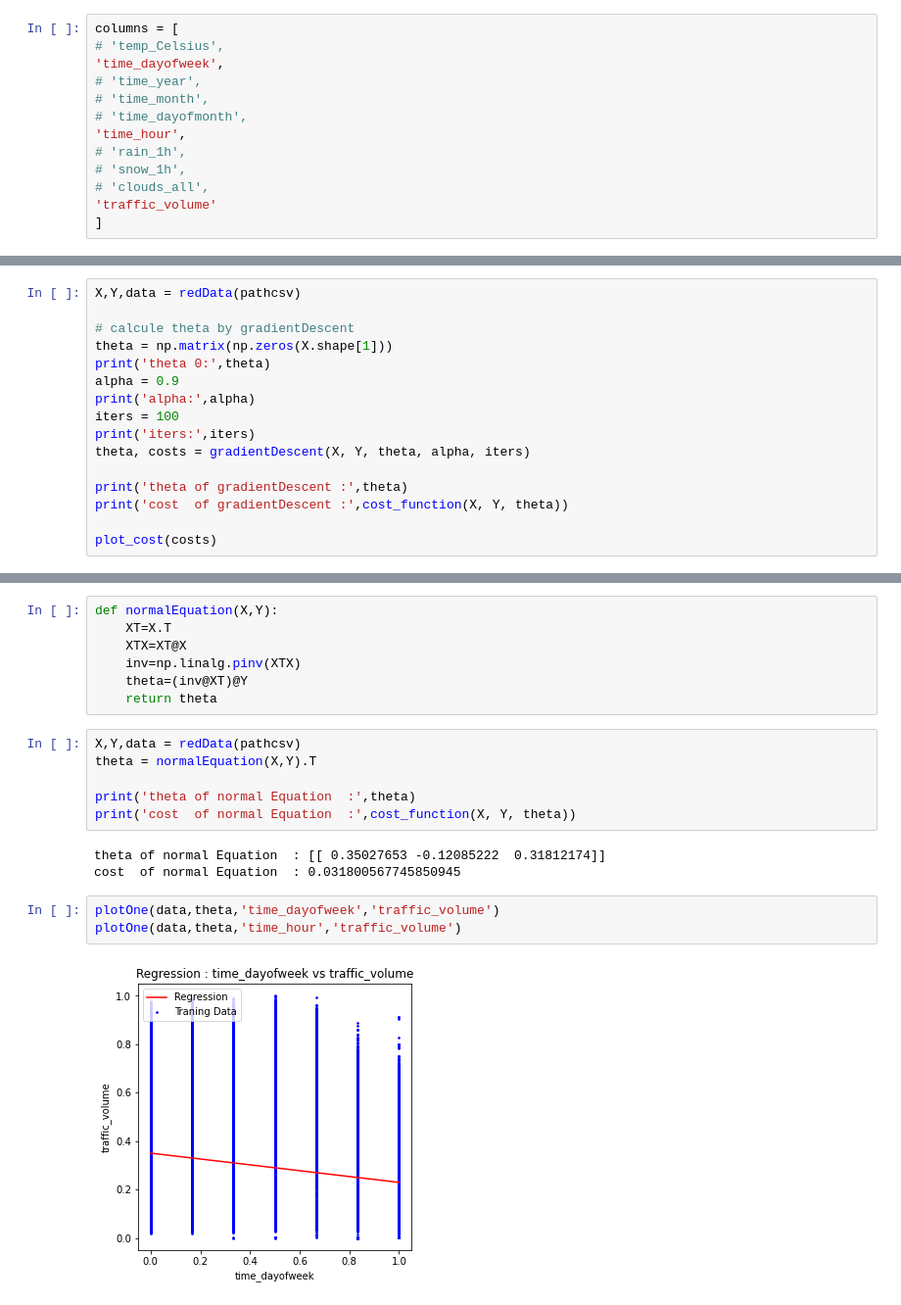
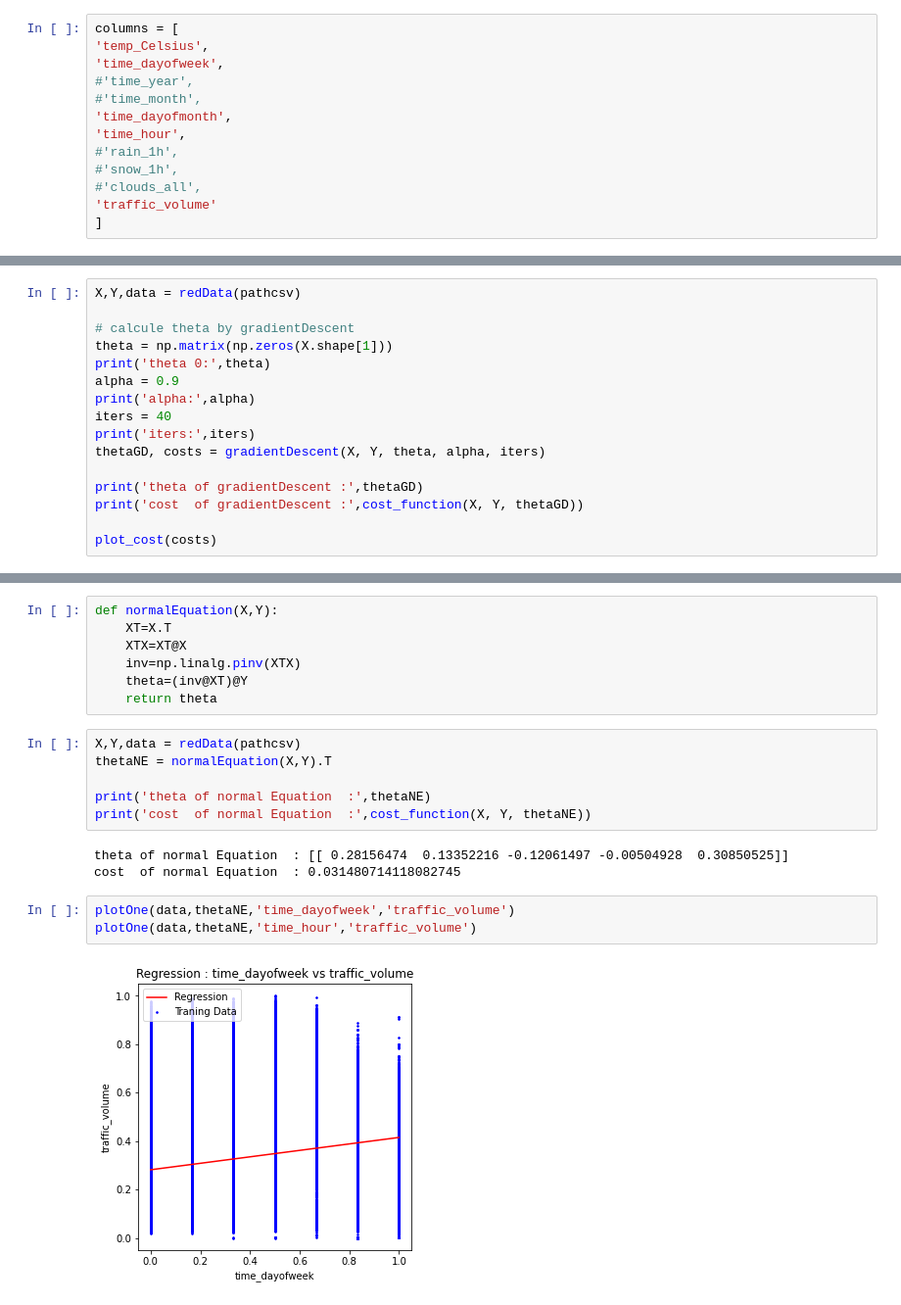
Before and after one commit to amr-lounis/project-machine-lirning-, a Jupyter notebook: Regression - Linear Regression (LnR)/Problem Linear GD+NE/Regression Problem Linear GD + NE.ipynb, the cells around one changed output, grey strips where cells are left out. Shown at 98% size. Saved outputs shown, nothing was run; the diff lists cells and outputs as text.

```diff
--- a/Regression - Linear Regression (LnR)/Problem Linear GD+NE/Regression Problem Linear GD + NE.ipynb
+++ b/Regression - Linear Regression (LnR)/Problem Linear GD+NE/Regression Problem Linear GD + NE.ipynb
@@ -12,15 +12,15 @@ pathcsv = '../_pre_processing/data_clean.csv'
  ###  select data
 # %%
 columns = [
-# 'temp_Celsius',
+'temp_Celsius',
 'time_dayofweek',
-# 'time_year',
-# 'time_month',
-# 'time_dayofmonth',
+#'time_year',
+#'time_month',
+'time_dayofmonth',
 'time_hour',
-# 'rain_1h',
-# 'snow_1h',
-# 'clouds_all',
+#'rain_1h',
+#'snow_1h',
+#'clouds_all',
 'traffic_volume'
 ]
 # %% [markdown]
@@ -104,12 +105,12 @@ theta = np.matrix(np.zeros(X.shape[1]))
 print('theta 0:',theta)
 alpha = 0.9
 print('alpha:',alpha)
-iters = 100
+iters = 40
 print('iters:',iters)
-theta, costs = gradientDescent(X, Y, theta, alpha, iters)
+thetaGD, costs = gradientDescent(X, Y, theta, alpha, iters)
 
-print('theta of gradientDescent :',theta)
-print('cost  of gradientDescent :',cost_function(X, Y, theta))
+print('theta of gradientDescent :',thetaGD)
+print('cost  of gradientDescent :',cost_function(X, Y, thetaGD))
 
 plot_cost(costs)
 # %% [output]
@@ -138,15 +139,15 @@ def normalEquation(X,Y):
     return theta
 # %%
 X,Y,data = redData(pathcsv)
-theta = normalEquation(X,Y).T
+thetaNE = normalEquation(X,Y).T
 
-print('theta of normal Equation  :',theta)
-print('cost  of normal Equation  :',cost_function(X, Y, theta))
+print('theta of normal Equation  :',thetaNE)
+print('cost  of normal Equation  :',cost_function(X, Y, thetaNE))
 # %% [output]
-theta of normal Equation  : [[ 0.35027653 -0.12085222  0.31812174]]
-cost  of normal Equation  : 0.031800567745850945
+theta of normal Equation  : [[ 0.28156474  0.13352216 -0.12061497 -0.00504928  0.30850525]]
+cost  of normal Equation  : 0.031480714118082745
 # %%
-plotOne(data,theta,'time_dayofweek','traffic_volume')
-plotOne(data,theta,'time_hour','traffic_volume')
+plotOne(data,thetaNE,'time_dayofweek','traffic_volume')
+plotOne(data,thetaNE,'time_hour','traffic_volume')
 # %% [output]
-[figure, old version]
+[figure, new version]
```
Also changed, not shown: parts of 6 cells of this notebook, 5 other files.
